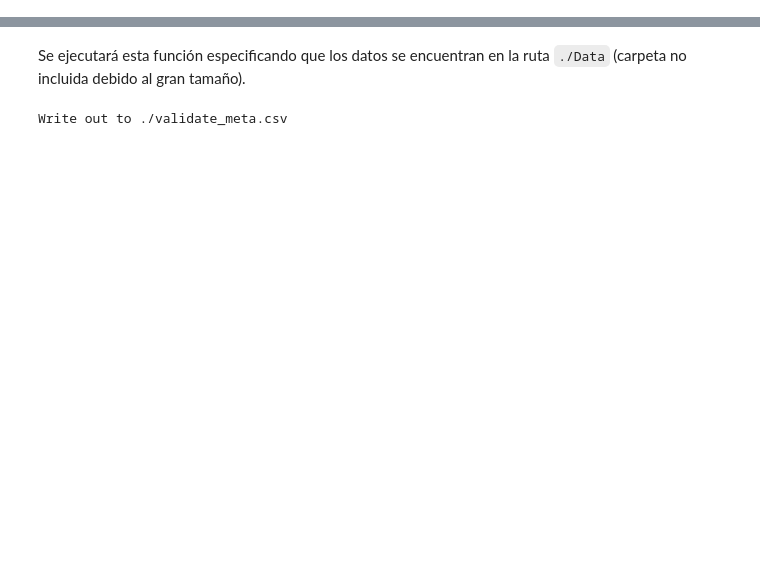
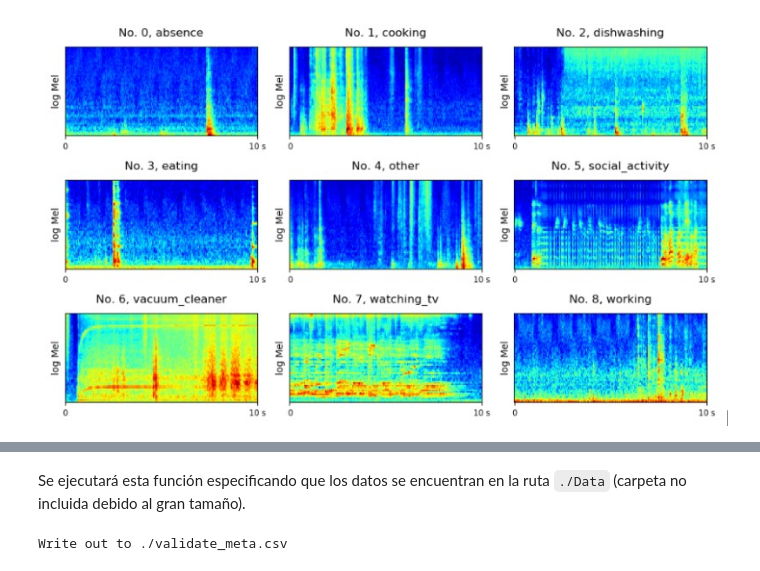
Before and after one commit to mcsebe/Tarea_Unidad3_INFO343, a Jupyter notebook: Tarea.ipynb, the cells around one changed output, grey strips where cells are left out. Cells and saved outputs as stored; diff of their text form; code cells hidden in the pictures; blank space fills up the shorter version.

```diff
--- a/Tarea.ipynb
+++ b/Tarea.ipynb
@@ -33,0 +173,4 @@
+# %%
+display(Image(filename="imagenes/tarea4espectrograma.jpg"))
+# %% [output]
+[figure, added]
```
Also changed, not shown: parts of 47 cells of this notebook, 1 other file.
